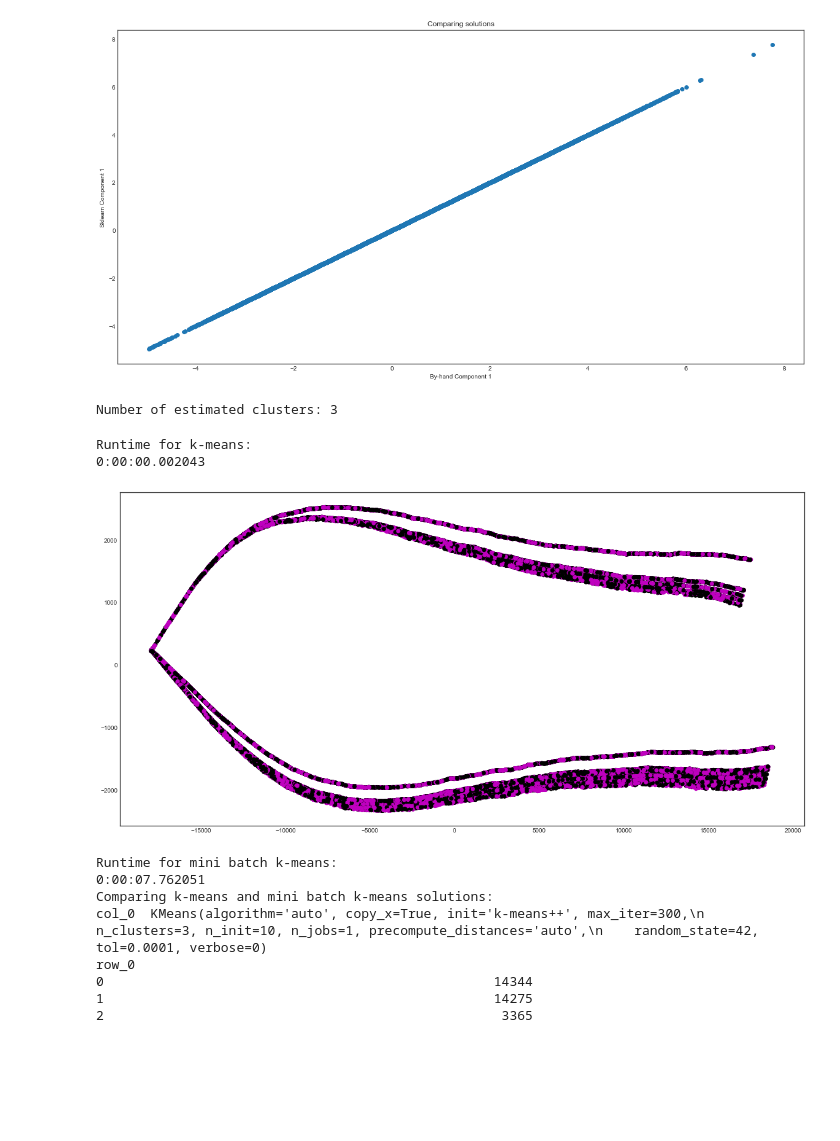
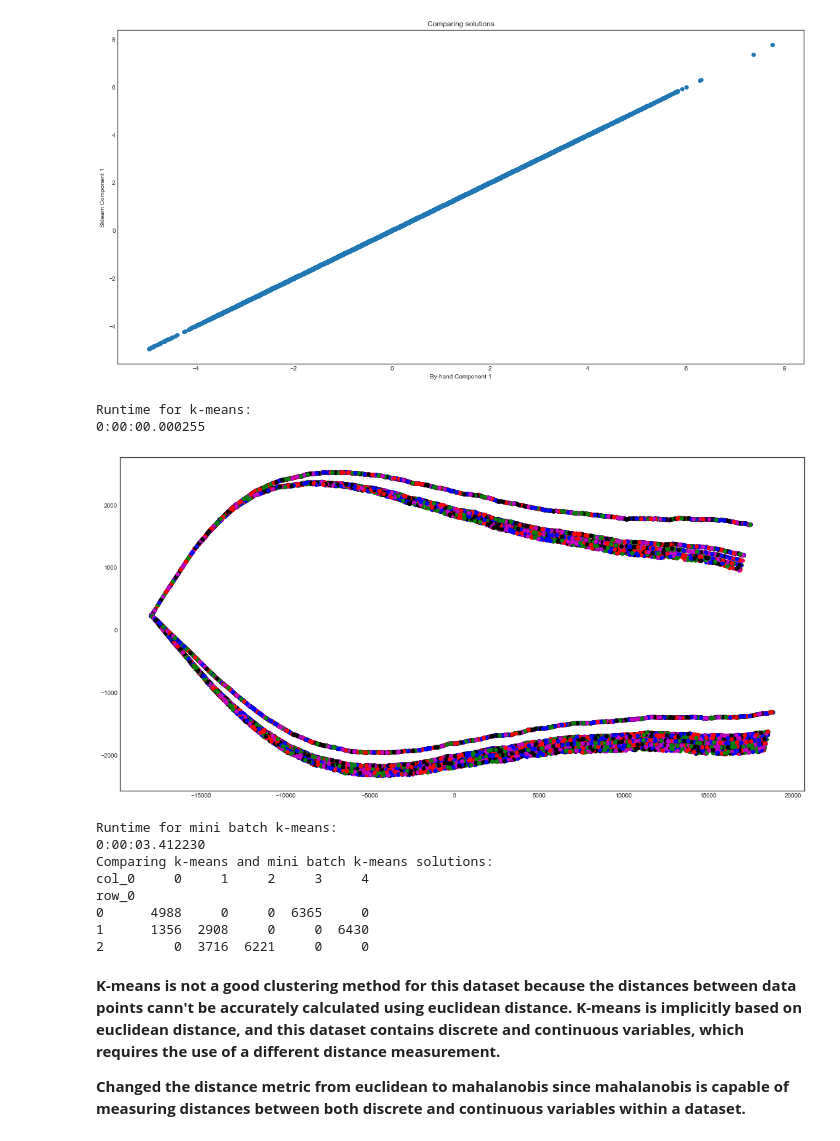
Before and after one commit to milabknowin/Thinkful, a Jupyter notebook: Unsupervised_Learning/Clusters/Boston_Marathon_Challenge.ipynb, the cells around one changed output. Saved outputs shown, nothing was run; the diff lists cells and outputs as text; code cells hidden in the pictures; blank space fills up the shorter version.

Commit message:
updated models

```diff
--- a/Unsupervised_Learning/Clusters/Boston_Marathon_Challenge.ipynb
+++ b/Unsupervised_Learning/Clusters/Boston_Marathon_Challenge.ipynb
@@ -427,57 +428,28 @@ plt.show()
 The percentage of total variance in the dataset explained by each component from Sklearn PCA.
  [ 0.68861753  0.2551734   0.03452818  0.01331171]
 [figure]
-# %%
-# MeanShift
-
-from sklearn.cluster import MeanShift, estimate_bandwidth
-
-# Set the bandwidth. This function automatically derives a bandwidth number based on an inspection of the
-# distances among points in the data.
-bandwidth = estimate_bandwidth(X_pca, quantile=0.2, n_samples=500)
-
-# Declare and fit the model.
-ms = MeanShift(bandwidth=bandwidth, bin_seeding=True)
-ms.fit(X_pca)
-
-# Extract cluster assignments for each data point.
-labels = ms.labels_
-
-# Coordinates of the cluster centers.
-cluster_centers = ms.cluster_centers_
-
-# Count our clusters.
-n_clusters_ = len(np.unique(labels))
-
-print("Number of estimated clusters: {}".format(n_clusters_))
-# %% [output]
-Number of estimated clusters: 3
 # %%
 # K-Means
 # Define the features and the outcome.
 X = df_pca
 
-# Normalize the data.
-#X_norm = normalize(X)
-
 # Reduce it to two components.
 X_pca = PCA(2).fit_transform(X)
 
 # Calculate predicted values.
-km = KMeans(n_clusters=3, random_state=42)
-km.fit_predict(X_pca)
+km = KMeans(n_clusters=5, random_state=42).fit_predict(X_pca)
 
 startTime = datetime.now()
 print('Runtime for k-means:')
 print(datetime.now() - startTime)
 
 # Plot the solution.
-plt.scatter(X_pca[:, 0], X_pca[:, 1], c='km')
+plt.scatter(X_pca[:, 0], X_pca[:, 1], c='kmbrg')
 plt.show()
 # %% [output]
 Runtime for k-means:
-0:00:00.002043
+0:00:00.000255
-[figure, old version]
+[figure, new version]
 # %%
 minibatchkmeans = MiniBatchKMeans(
     init='random',
@@ -498,10 +470,14 @@ print('Comparing k-means and mini batch k-means solutions:')
 print(pd.crosstab(predict_mini, km))
 # %% [output]
 Runtime for mini batch k-means:
-0:00:07.762051
+0:00:03.412230
 Comparing k-means and mini batch k-means solutions:
-col_0  KMeans(algorithm='auto', copy_x=True, init='k-means++', max_iter=300,\n    n_clusters=3, n_init=10, n_jobs=1, precompute_distances='auto',\n    random_state=42, tol=0.0001, verbose=0)
+col_0     0     1     2     3     4
 row_0
-0                                                  14344
-1                                                  14275
-2                                                   3365
+0      4988     0     0  6365     0
+1      1356  2908     0     0  6430
+2         0  3716  6221     0     0
+# %% [markdown]
+**K-means is not a good clustering method for this dataset because the distances between data points cann't be accurately calculated using euclidean distance.  K-means is implicitly based on euclidean distance, and this dataset contains discrete and continuous variables, which requires the use of a different distance measurement.**
+
+**Changed the distance metric from euclidean to mahalanobis since mahalanobis is capable of measuring distances between both discrete and continuous variables within a dataset.**
```
Also changed, not shown: parts of 28 cells of this notebook.
